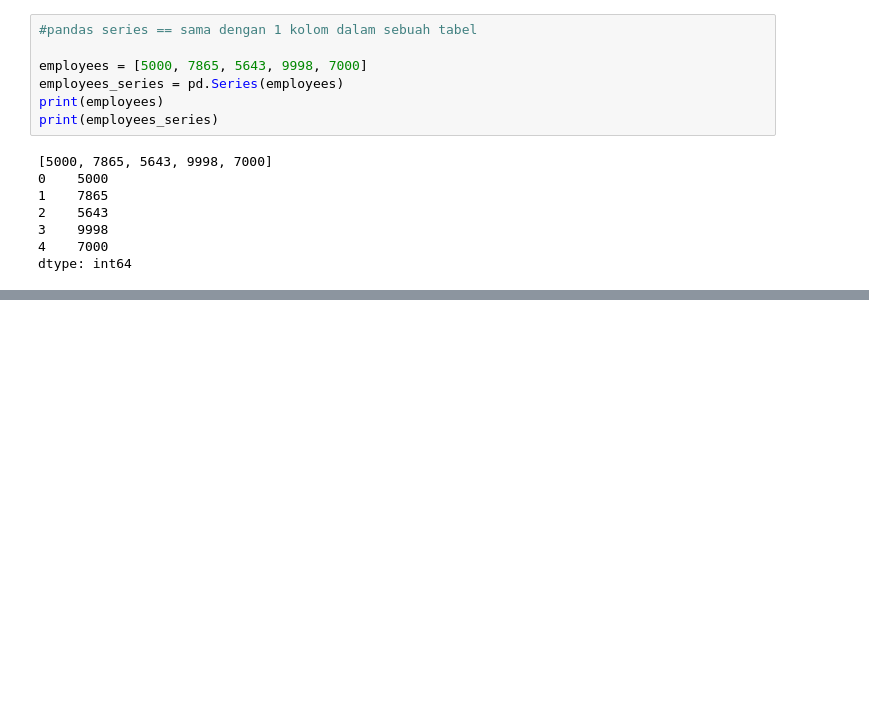
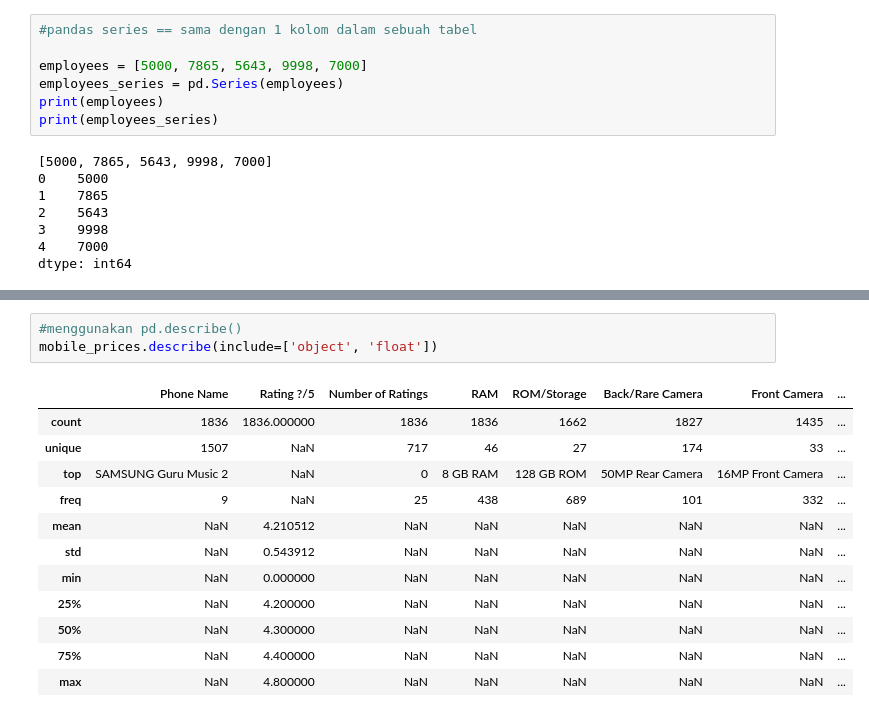
Before and after one commit to muhamadirkham21/Learning-journey, a Jupyter notebook: learn-python/ADVANCED/DATA ANALYTICS/pandas.ipynb, the cells around one changed output, grey strips where cells are left out. Cells and saved outputs as stored; diff of their text form; blank space fills up the shorter version.

```diff
--- a/learn-python/ADVANCED/DATA ANALYTICS/pandas.ipynb
+++ b/learn-python/ADVANCED/DATA ANALYTICS/pandas.ipynb
@@ -46,0 +56,16 @@ mobile_prices.head()
+# %%
+#menggunakan pd.describe()
+mobile_prices.describe(include=['object', 'float'])
+# %% [output]
+|  | Phone Name | Rating ?/5 | Number of Ratings | RAM | ROM/Storage | Back/Rare Camera | Front Camera | ... |
+| count | 1836 | 1836.000000 | 1836 | 1836 | 1662 | 1827 | 1435 | ... |
+| unique | 1507 | NaN | 717 | 46 | 27 | 174 | 33 | ... |
+| top | SAMSUNG Guru Music 2 | NaN | 0 | 8 GB RAM | 128 GB ROM | 50MP Rear Camera | 16MP Front Camera | ... |
+| freq | 9 | NaN | 25 | 438 | 689 | 101 | 332 | ... |
+| mean | NaN | 4.210512 | NaN | NaN | NaN | NaN | NaN | ... |
+| std | NaN | 0.543912 | NaN | NaN | NaN | NaN | NaN | ... |
+| min | NaN | 0.000000 | NaN | NaN | NaN | NaN | NaN | ... |
+| 25% | NaN | 4.200000 | NaN | NaN | NaN | NaN | NaN | ... |
+| 50% | NaN | 4.300000 | NaN | NaN | NaN | NaN | NaN | ... |
+| 75% | NaN | 4.400000 | NaN | NaN | NaN | NaN | NaN | ... |
+| max | NaN | 4.800000 | NaN | NaN | NaN | NaN | NaN | ... |
```
Also changed, not shown: parts of 12 cells of this notebook, 1 other file.
